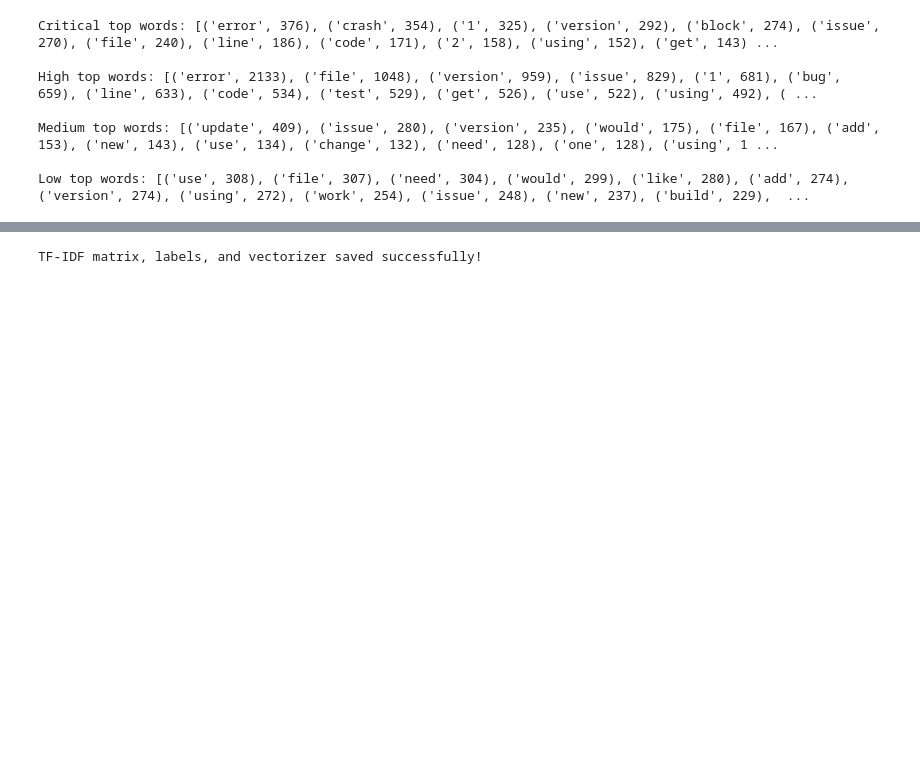
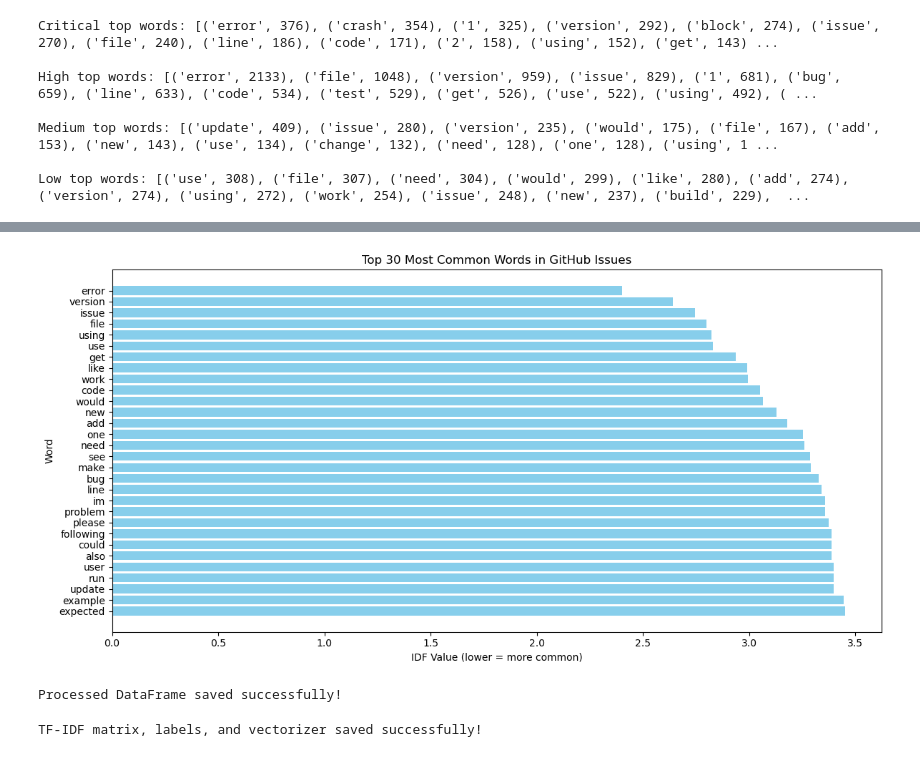
Before and after one commit to erenceh/ml-bug-prediction, a Jupyter notebook: ml/notebooks/01_Exploration_Data_Analysis.ipynb, the cells around one changed output, grey strips where cells are left out. Cells and saved outputs as stored; diff of their text form; code cells hidden in the pictures; blank space fills up the shorter version.

```diff
--- a/ml/notebooks/01_Exploration_Data_Analysis.ipynb
+++ b/ml/notebooks/01_Exploration_Data_Analysis.ipynb
@@ -424,3 +390,22 @@ y = processed_df['priority']
+# %%
+top_common = common_words.head(30)
+
+plt.figure(figsize=(12, 6))
+plt.barh(top_common['word'], top_common['idf'], color='skyblue')
+plt.xlabel('IDF Value (lower = more common)')
+plt.ylabel('Word')
+plt.title('Top 30 Most Common Words in GitHub Issues')
+plt.gca().invert_yaxis()
+plt.tight_layout()
+plt.show()
+# %% [output]
+[figure, added]
+# %%
+
+joblib.dump(processed_df, '../../data/processed/processed_github_issues_df.joblib')
+print("Processed DataFrame saved successfully!")
+# %% [output]
+Processed DataFrame saved successfully!
 # %%
 joblib.dump(X, '../../data/processed/tfidf/X_tfidf.joblib')
 joblib.dump(y, '../../data/processed/tfidf/y_labels.joblib')
```
Also changed, not shown: parts of 21 cells of this notebook, 1 other file.
